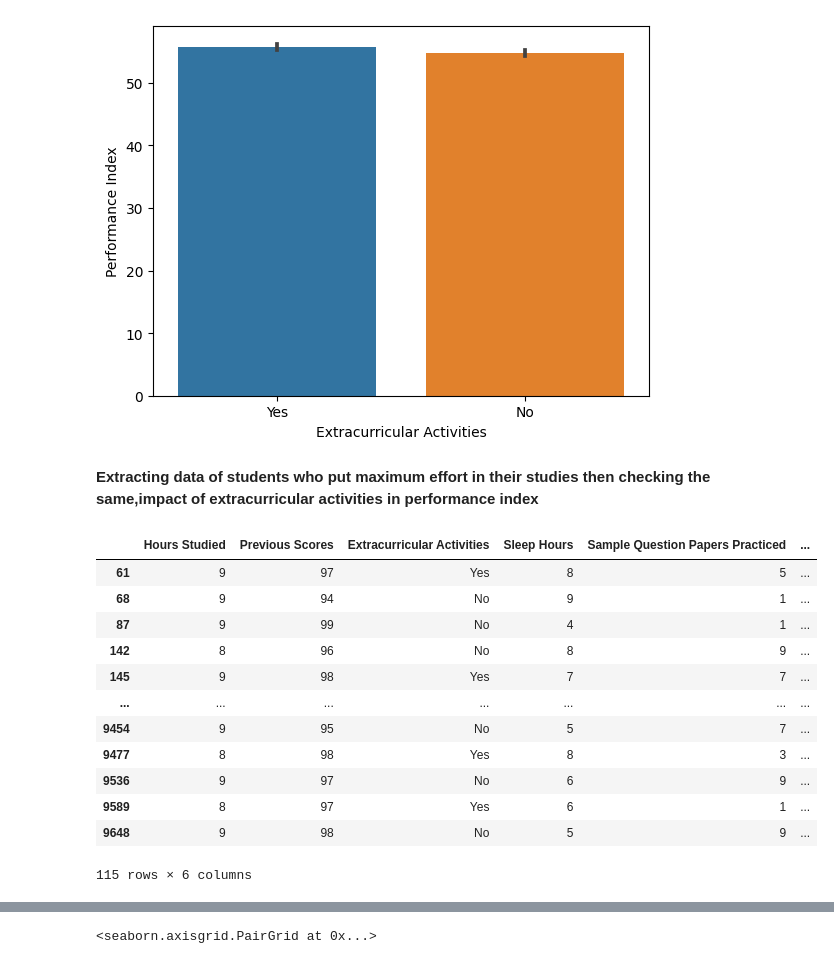
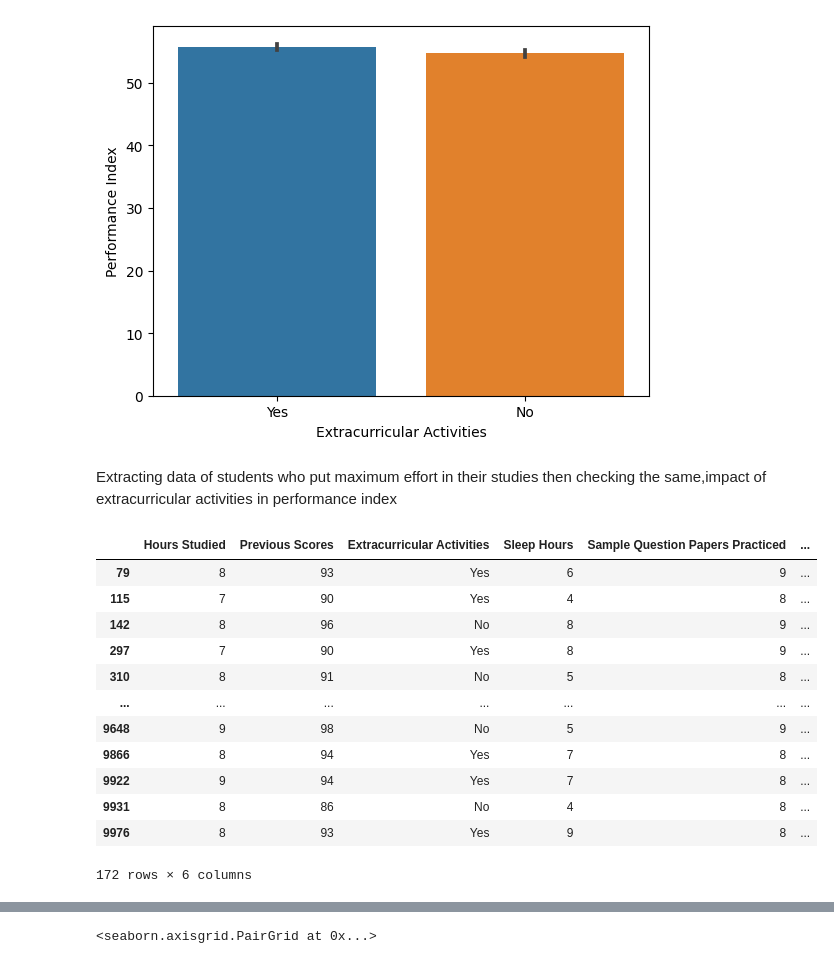
Before and after one commit to HarikrishnanK9/DataSymphony, a Jupyter notebook: Student_Performance_Regression.ipynb, the cells around one changed output, grey strips where cells are left out. Saved outputs shown, nothing was run; the diff lists cells and outputs as text; code cells hidden in the pictures.

```diff
--- a/Student_Performance_Regression.ipynb
+++ b/Student_Performance_Regression.ipynb
@@ -128,5 +128,6 @@ df.duplicated().sum()
+# %%
+df.drop_duplicates(inplace=True)
 # %%
-df=df.drop_duplicates()
 df.shape
 # %% [output]
 (9873, 6)
@@ -150,21 +151,21 @@ sns.barplot(x='Extracurricular Activities', y='Performance Index', data=df)
 <Axes: xlabel='Extracurricular Activities', ylabel='Performance Index'>
 [figure]
 # %% [markdown]
-**Extracting data of students who put maximum effort in their studies then checking the same,impact of extracurricular activities in performance index**
+Extracting data of students who put maximum effort in their studies then checking the same,impact of extracurricular activities in performance index
 # %%
-max_effort=df.loc[(df["Hours Studied"]>=8)&(df["Previous Scores"]>=90)&(df["Performance Index"]>=90)&(df["Sample Question Papers Practiced"])]
+max_effort=df.loc[(df["Hours Studied"]>=7)&(df["Previous Scores"]>=85)&(df["Performance Index"]>=80)&(df["Sample Question Papers Practiced"]>7)]
 max_effort
 # %% [output]
 |  | Hours Studied | Previous Scores | Extracurricular Activities | Sleep Hours | Sample Question Papers Practiced | ... |
-| 61 | 9 | 97 | Yes | 8 | 5 | ... |
-| 68 | 9 | 94 | No | 9 | 1 | ... |
-| 87 | 9 | 99 | No | 4 | 1 | ... |
+| 79 | 8 | 93 | Yes | 6 | 9 | ... |
+| 115 | 7 | 90 | Yes | 4 | 8 | ... |
 | 142 | 8 | 96 | No | 8 | 9 | ... |
-| 145 | 9 | 98 | Yes | 7 | 7 | ... |
+| 297 | 7 | 90 | Yes | 8 | 9 | ... |
+| 310 | 8 | 91 | No | 5 | 8 | ... |
 | ... | ... | ... | ... | ... | ... | ... |
-| 9454 | 9 | 95 | No | 5 | 7 | ... |
-| 9477 | 8 | 98 | Yes | 8 | 3 | ... |
-| 9536 | 9 | 97 | No | 6 | 9 | ... |
-| 9589 | 8 | 97 | Yes | 6 | 1 | ... |
 | 9648 | 9 | 98 | No | 5 | 9 | ... |
+| 9866 | 8 | 94 | Yes | 7 | 8 | ... |
+| 9922 | 9 | 94 | Yes | 7 | 8 | ... |
+| 9931 | 8 | 86 | No | 4 | 8 | ... |
+| 9976 | 8 | 93 | Yes | 9 | 8 | ... |
-115 rows × 6 columns
+172 rows × 6 columns
```
Also changed, not shown: parts of 14 cells of this notebook.
